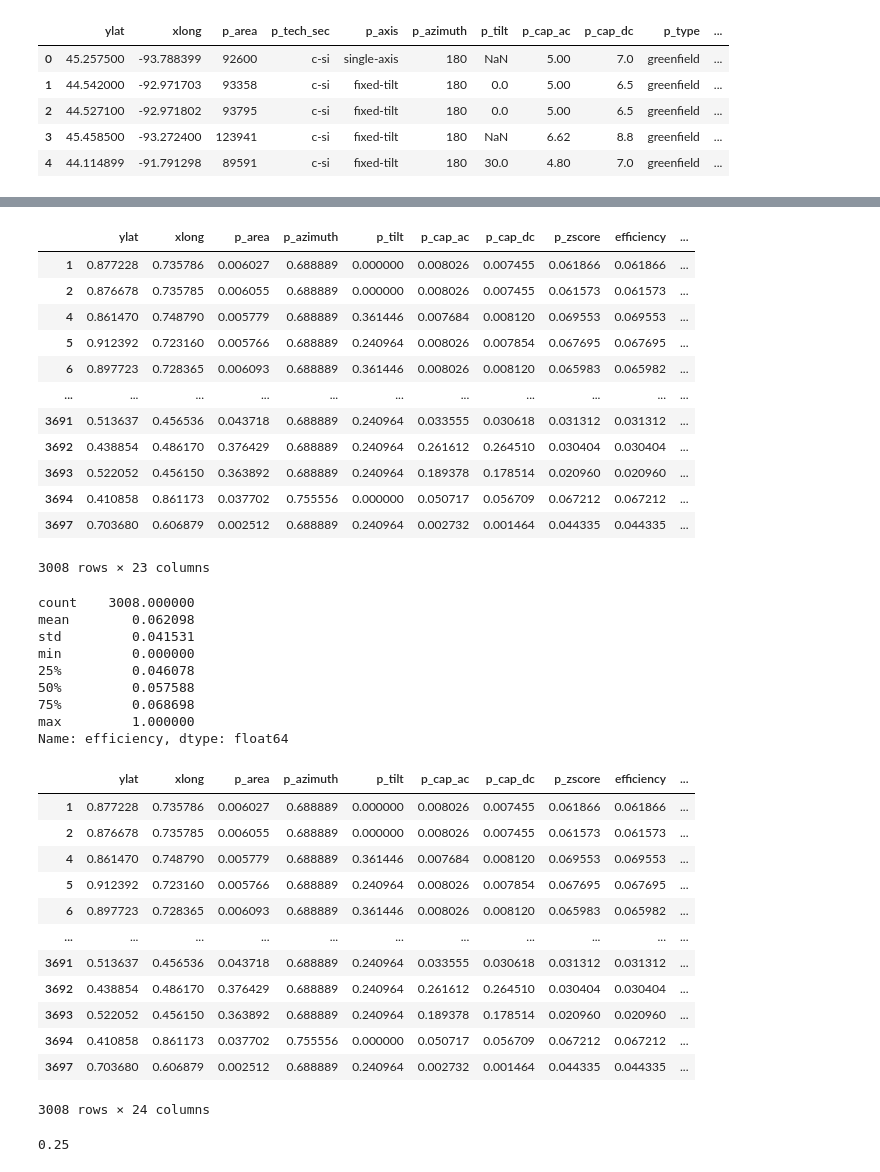
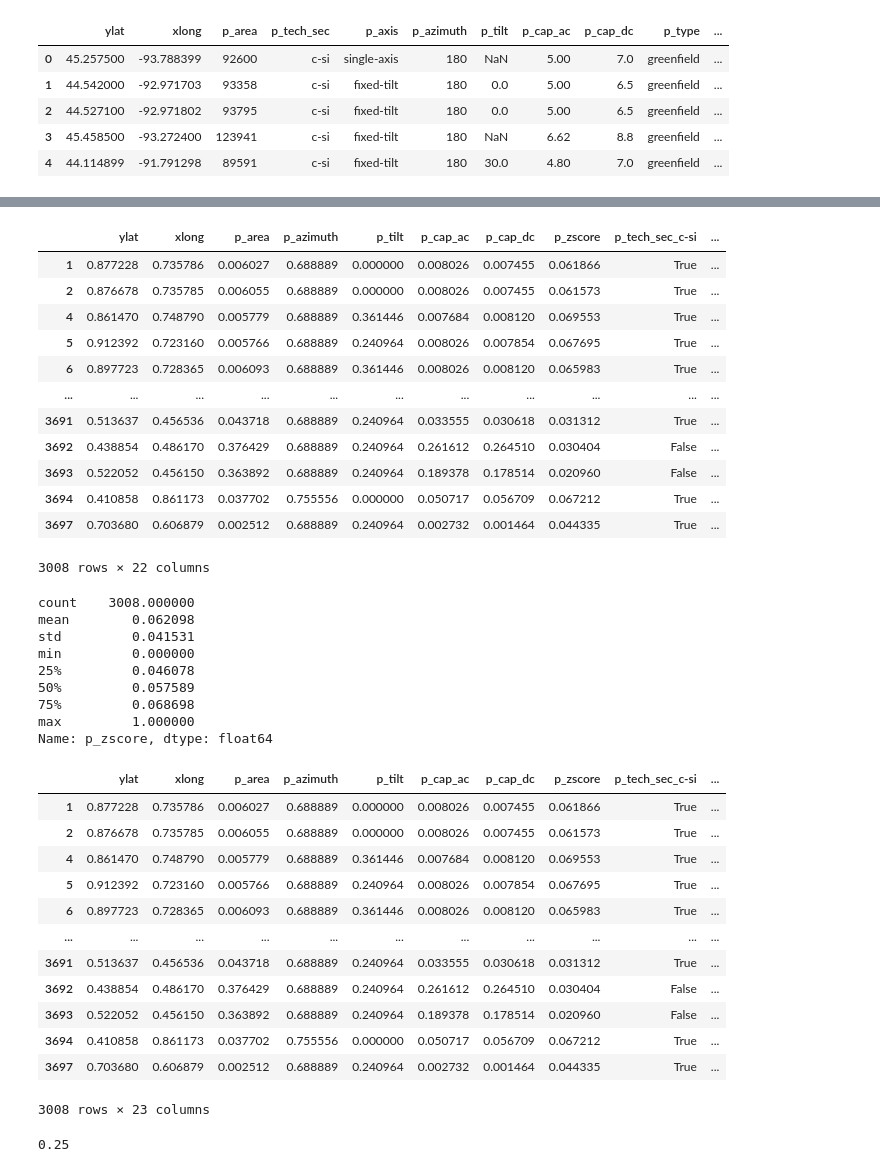
Before and after one commit to LibertyV7/DS4001G1, a Jupyter notebook: data_cleaning.ipynb, the cells around one changed output, grey strips where cells are left out. Drawn from its saved outputs; the diff is of its cells as text; code cells hidden in the pictures.

```diff
--- a/data_cleaning.ipynb
+++ b/data_cleaning.ipynb
@@ -107,7 +107,7 @@ Data columns (total 17 columns):
 dtypes: float64(7), int64(4), object(6)
 memory usage: 491.4+ KB
 # %%
-drop = [0, 1, 2, 3]
+drop = [0, 1, 2, 3, 16]
 cleaned_solar_data = solar_data.drop(solar_data.columns[drop], axis=1)
 cleaned_solar_data.head()
 # %% [output]
@@ -176,50 +175,50 @@ solar_1h = pd.get_dummies(cleaned_solar_data, columns = category_list)
 #and assigning it 0 if false or 1 if true
 solar_1h
 # %% [output]
-|  | ylat | xlong | p_area | p_azimuth | p_tilt | p_cap_ac | p_cap_dc | p_zscore | efficiency | ... |
-| 1 | 0.877228 | 0.735786 | 0.006027 | 0.688889 | 0.000000 | 0.008026 | 0.007455 | 0.061866 | 0.061866 | ... |
-| 2 | 0.876678 | 0.735785 | 0.006055 | 0.688889 | 0.000000 | 0.008026 | 0.007455 | 0.061573 | 0.061573 | ... |
-| 4 | 0.861470 | 0.748790 | 0.005779 | 0.688889 | 0.361446 | 0.007684 | 0.008120 | 0.069553 | 0.069553 | ... |
-| 5 | 0.912392 | 0.723160 | 0.005766 | 0.688889 | 0.240964 | 0.008026 | 0.007854 | 0.067695 | 0.067695 | ... |
-| 6 | 0.897723 | 0.728365 | 0.006093 | 0.688889 | 0.361446 | 0.008026 | 0.008120 | 0.065983 | 0.065982 | ... |
+|  | ylat | xlong | p_area | p_azimuth | p_tilt | p_cap_ac | p_cap_dc | p_zscore | p_tech_sec_c-si | ... |
+| 1 | 0.877228 | 0.735786 | 0.006027 | 0.688889 | 0.000000 | 0.008026 | 0.007455 | 0.061866 | True | ... |
+| 2 | 0.876678 | 0.735785 | 0.006055 | 0.688889 | 0.000000 | 0.008026 | 0.007455 | 0.061573 | True | ... |
+| 4 | 0.861470 | 0.748790 | 0.005779 | 0.688889 | 0.361446 | 0.007684 | 0.008120 | 0.069553 | True | ... |
+| 5 | 0.912392 | 0.723160 | 0.005766 | 0.688889 | 0.240964 | 0.008026 | 0.007854 | 0.067695 | True | ... |
+| 6 | 0.897723 | 0.728365 | 0.006093 | 0.688889 | 0.361446 | 0.008026 | 0.008120 | 0.065983 | True | ... |
 | ... | ... | ... | ... | ... | ... | ... | ... | ... | ... | ... |
-| 3691 | 0.513637 | 0.456536 | 0.043718 | 0.688889 | 0.240964 | 0.033555 | 0.030618 | 0.031312 | 0.031312 | ... |
-| 3692 | 0.438854 | 0.486170 | 0.376429 | 0.688889 | 0.240964 | 0.261612 | 0.264510 | 0.030404 | 0.030404 | ... |
-| 3693 | 0.522052 | 0.456150 | 0.363892 | 0.688889 | 0.240964 | 0.189378 | 0.178514 | 0.020960 | 0.020960 | ... |
-| 3694 | 0.410858 | 0.861173 | 0.037702 | 0.755556 | 0.000000 | 0.050717 | 0.056709 | 0.067212 | 0.067212 | ... |
-| 3697 | 0.703680 | 0.606879 | 0.002512 | 0.688889 | 0.240964 | 0.002732 | 0.001464 | 0.044335 | 0.044335 | ... |
+| 3691 | 0.513637 | 0.456536 | 0.043718 | 0.688889 | 0.240964 | 0.033555 | 0.030618 | 0.031312 | True | ... |
+| 3692 | 0.438854 | 0.486170 | 0.376429 | 0.688889 | 0.240964 | 0.261612 | 0.264510 | 0.030404 | False | ... |
+| 3693 | 0.522052 | 0.456150 | 0.363892 | 0.688889 | 0.240964 | 0.189378 | 0.178514 | 0.020960 | False | ... |
+| 3694 | 0.410858 | 0.861173 | 0.037702 | 0.755556 | 0.000000 | 0.050717 | 0.056709 | 0.067212 | True | ... |
+| 3697 | 0.703680 | 0.606879 | 0.002512 | 0.688889 | 0.240964 | 0.002732 | 0.001464 | 0.044335 | True | ... |
-3008 rows × 23 columns
+3008 rows × 22 columns
 # %%
 solar_1h.boxplot(column= 'p_zscore', vert= False, grid=False)
-solar_1h.efficiency.describe()
+solar_1h.p_zscore.describe()
 # %% [output]
 count    3008.000000
 mean        0.062098
 std         0.041531
 min         0.000000
 25%         0.046078
-50%         0.057588
+50%         0.057589
 75%         0.068698
 max         1.000000
-Name: efficiency, dtype: float64
+Name: p_zscore, dtype: float64
 # %%
-solar_1h['efficiency_class'] = pd.cut(solar_1h.efficiency, bins = [-1,0.068698,1], labels =[0,1])
+solar_1h['zscore_class'] = pd.cut(solar_1h.p_zscore, bins = [-1,0.068698,1], labels =[0,1])
 #If we want two segments we input three numbers, start, cut and stop values
 solar_1h
 # %% [output]
-|  | ylat | xlong | p_area | p_azimuth | p_tilt | p_cap_ac | p_cap_dc | p_zscore | efficiency | ... |
-| 1 | 0.877228 | 0.735786 | 0.006027 | 0.688889 | 0.000000 | 0.008026 | 0.007455 | 0.061866 | 0.061866 | ... |
-| 2 | 0.876678 | 0.735785 | 0.006055 | 0.688889 | 0.000000 | 0.008026 | 0.007455 | 0.061573 | 0.061573 | ... |
-| 4 | 0.861470 | 0.748790 | 0.005779 | 0.688889 | 0.361446 | 0.007684 | 0.008120 | 0.069553 | 0.069553 | ... |
-| 5 | 0.912392 | 0.723160 | 0.005766 | 0.688889 | 0.240964 | 0.008026 | 0.007854 | 0.067695 | 0.067695 | ... |
-| 6 | 0.897723 | 0.728365 | 0.006093 | 0.688889 | 0.361446 | 0.008026 | 0.008120 | 0.065983 | 0.065982 | ... |
+|  | ylat | xlong | p_area | p_azimuth | p_tilt | p_cap_ac | p_cap_dc | p_zscore | p_tech_sec_c-si | ... |
+| 1 | 0.877228 | 0.735786 | 0.006027 | 0.688889 | 0.000000 | 0.008026 | 0.007455 | 0.061866 | True | ... |
+| 2 | 0.876678 | 0.735785 | 0.006055 | 0.688889 | 0.000000 | 0.008026 | 0.007455 | 0.061573 | True | ... |
+| 4 | 0.861470 | 0.748790 | 0.005779 | 0.688889 | 0.361446 | 0.007684 | 0.008120 | 0.069553 | True | ... |
+| 5 | 0.912392 | 0.723160 | 0.005766 | 0.688889 | 0.240964 | 0.008026 | 0.007854 | 0.067695 | True | ... |
+| 6 | 0.897723 | 0.728365 | 0.006093 | 0.688889 | 0.361446 | 0.008026 | 0.008120 | 0.065983 | True | ... |
 | ... | ... | ... | ... | ... | ... | ... | ... | ... | ... | ... |
-| 3691 | 0.513637 | 0.456536 | 0.043718 | 0.688889 | 0.240964 | 0.033555 | 0.030618 | 0.031312 | 0.031312 | ... |
-| 3692 | 0.438854 | 0.486170 | 0.376429 | 0.688889 | 0.240964 | 0.261612 | 0.264510 | 0.030404 | 0.030404 | ... |
-| 3693 | 0.522052 | 0.456150 | 0.363892 | 0.688889 | 0.240964 | 0.189378 | 0.178514 | 0.020960 | 0.020960 | ... |
-| 3694 | 0.410858 | 0.861173 | 0.037702 | 0.755556 | 0.000000 | 0.050717 | 0.056709 | 0.067212 | 0.067212 | ... |
-| 3697 | 0.703680 | 0.606879 | 0.002512 | 0.688889 | 0.240964 | 0.002732 | 0.001464 | 0.044335 | 0.044335 | ... |
+| 3691 | 0.513637 | 0.456536 | 0.043718 | 0.688889 | 0.240964 | 0.033555 | 0.030618 | 0.031312 | True | ... |
+| 3692 | 0.438854 | 0.486170 | 0.376429 | 0.688889 | 0.240964 | 0.261612 | 0.264510 | 0.030404 | False | ... |
+| 3693 | 0.522052 | 0.456150 | 0.363892 | 0.688889 | 0.240964 | 0.189378 | 0.178514 | 0.020960 | False | ... |
+| 3694 | 0.410858 | 0.861173 | 0.037702 | 0.755556 | 0.000000 | 0.050717 | 0.056709 | 0.067212 | True | ... |
+| 3697 | 0.703680 | 0.606879 | 0.002512 | 0.688889 | 0.240964 | 0.002732 | 0.001464 | 0.044335 | True | ... |
-3008 rows × 24 columns
+3008 rows × 23 columns
 # %%
 prevalence = solar_1h.zscore_class.value_counts()[1]/len(solar_1h.zscore_class)
 prevalence
```
Also changed, not shown: parts of 21 cells of this notebook, 5 other files.
